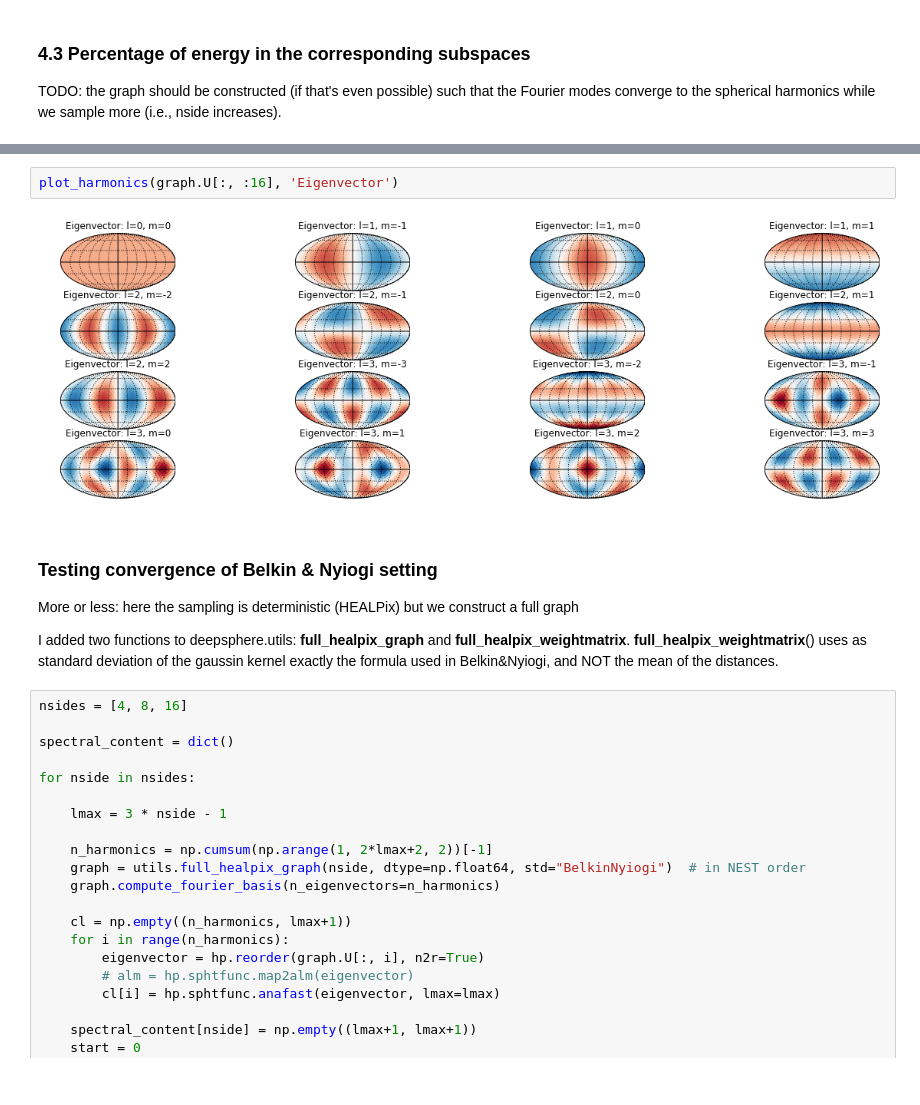
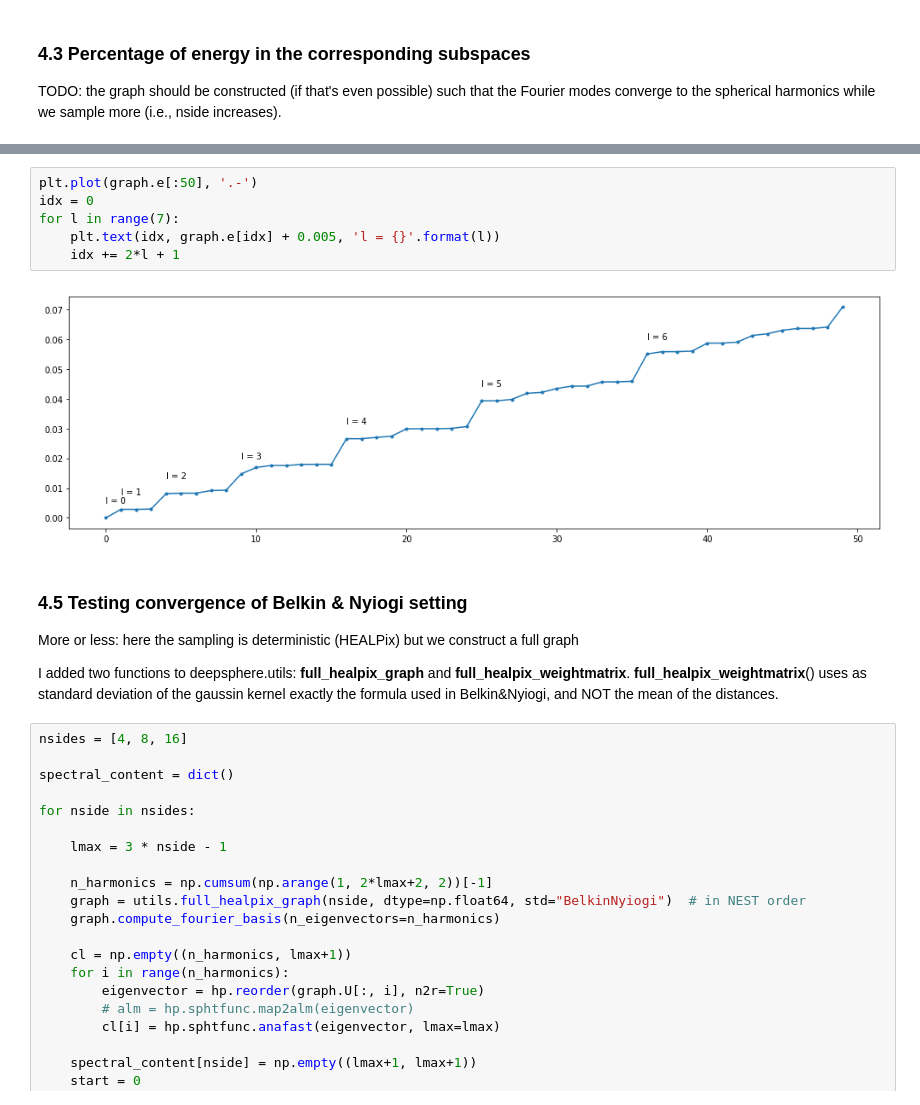
Before and after one commit to MartMilani/PDM, a Jupyter notebook: DeepSphere/demo_spherical_vs_graph.ipynb, the cells around one changed output, grey strips where cells are left out. Drawn from its saved outputs; the diff is of its cells as text.

```diff
--- a/DeepSphere/demo_spherical_vs_graph.ipynb
+++ b/DeepSphere/demo_spherical_vs_graph.ipynb
@@ -327,9 +343,13 @@ WARNING: MARTINO'S MODIFIED CODE IS RUNNING
-# %%
-plot_harmonics(graph.U[:, :16], 'Eigenvector')
-# %% [output]
-[figure, removed]
+# %%
+plt.plot(graph.e[:50], '.-')
+idx = 0
+for l in range(7):
+    plt.text(idx, graph.e[idx] + 0.005, 'l = {}'.format(l))
+    idx += 2*l + 1
+# %% [output]
+[figure, added]
 # %% [markdown]
-### Testing convergence of Belkin & Nyiogi setting
+### 4.5 Testing convergence of Belkin & Nyiogi setting
 More or less: here the sampling is deterministic (HEALPix) but we construct a full graph
 
 I added two functions to deepsphere.utils: __full_healpix_graph__ and __full_healpix_weightmatrix__.
```
Also changed, not shown: parts of 19 cells of this notebook, 2 other files.
